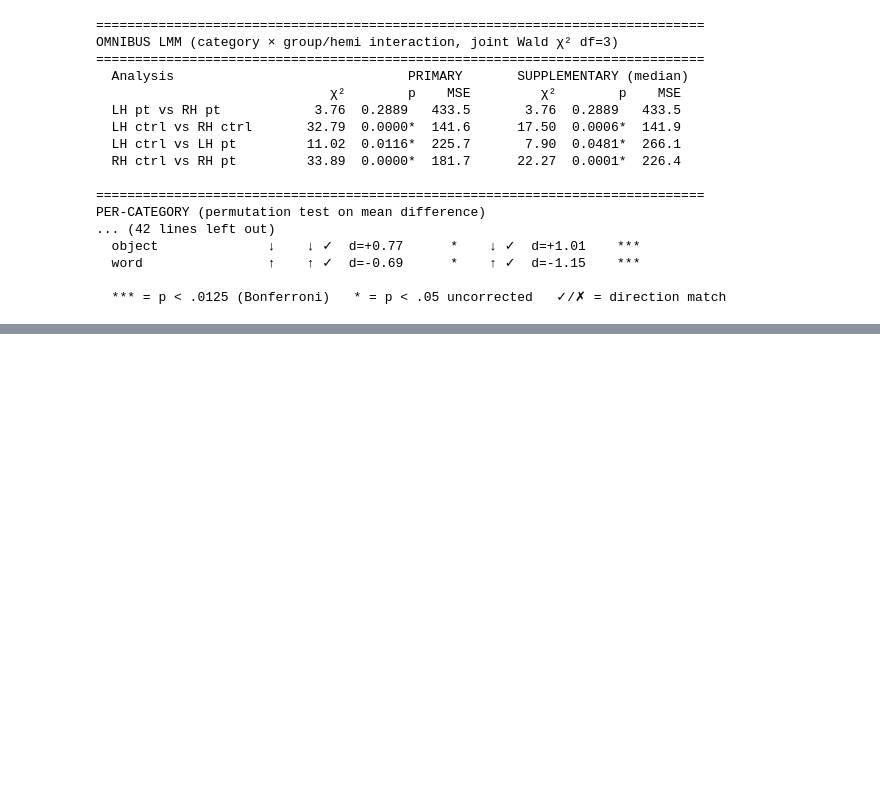
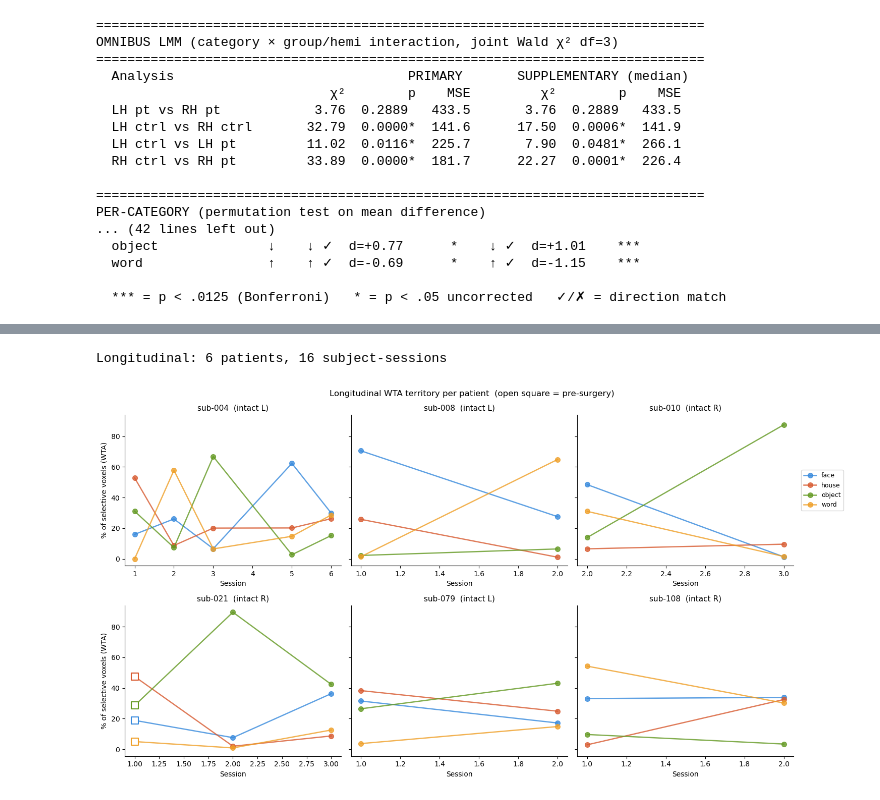
Before and after one commit to cnsimmons/sym_pt, a Jupyter notebook: D_liu/wta_formal_stats.ipynb, the cells around one changed output, grey strips where cells are left out. Drawn from its saved outputs; the diff is of its cells as text; code cells hidden in the pictures; blank space fills up the shorter version.

Commit message:
moved around longitudinal work

```diff
--- a/D_liu/wta_formal_stats.ipynb
+++ b/D_liu/wta_formal_stats.ipynb
@@ -544,0 +552,67 @@ plt.show()
+# %%
+# ─── WTA trajectory plot — longitudinal patients (one panel per patient) ─
+LONG_PATIENTS = ['sub-004', 'sub-008', 'sub-010', 'sub-021', 'sub-079', 'sub-108']
+
+# Override: sub-108 both timepoints are post-surgery
+LONG_PRE_SURGERY = {sid: PRE_SURGERY_SESSIONS.get(sid, set()) for sid in LONG_PATIENTS}
+LONG_PRE_SURGERY['sub-108'] = set()
+
+# Compute WTA per session per longitudinal patient
+long_rows = []
+for sid in LONG_PATIENTS:
+    sc = sid.replace('sub-', '')
+    sessions = get_sessions(sc)
+    if not sessions: continue
+    info = get_sub_info(sc, sessions[0])
+    intact = info.get('intact_hemi', '')
+    hemi = 'l' if intact == 'left' else 'r'
+    mask = VOTC_MASK_LH if hemi == 'l' else VOTC_MASK_RH
+    pre = LONG_PRE_SURGERY.get(sid, set())
+    for ses in sessions:
+        ses_str = f'{ses:02d}'
+        vols = _load_zstats(sid, ses_str)
+        if vols is None: continue
+        winner = _compute_wta(vols, mask)
+        n_sel = (winner > 0).sum()
+        if n_sel == 0: continue
+        for i, cat in enumerate(CATEGORIES, start=1):
+            long_rows.append({
+                'sid': sid, 'session': int(ses_str),
+                'is_pre': ses_str in pre, 'hemi': hemi.upper(), 'category': cat,
+                'pct': 100 * (winner == i).sum() / n_sel,
+            })
+long_df = pd.DataFrame(long_rows)
+print(f'Longitudinal: {long_df.sid.nunique()} patients, '
+      f'{len(long_df) // 4} subject-sessions')
+
+# Plot: 6 panels (one per patient), x = session, y = pct, line per category
+fig, axes = plt.subplots(2, 3, figsize=(15, 8), sharey=True)
+for ax, sid in zip(axes.flat, LONG_PATIENTS):
+    sub = long_df[long_df.sid == sid]
+    if sub.empty:
+        ax.set_visible(False); continue
+    hemi = sub['hemi'].iloc[0]
+    for cat in CATEGORIES:
+        s = sub[sub.category == cat].sort_values('session')
+        c = CAT_COLORS[cat]
+        ax.plot(s['session'], s['pct'], color=c, alpha=0.8, lw=1.8,
+                marker='o', markersize=7, label=cat)
+        pre = s[s.is_pre]
+        if len(pre):
+            ax.scatter(pre['session'], pre['pct'], marker='s',
+                       facecolor='white', edgecolor=c, s=90, zorder=4, lw=1.5)
+    ax.set_title(f'{sid}  (intact {hemi})', fontsize=11)
+    ax.set_xlabel('Session')
+    ax.spines['top'].set_visible(False); ax.spines['right'].set_visible(False)
+
+for ax in axes[:, 0]:
+    ax.set_ylabel('% of selective voxels (WTA)')
+
+axes[0, -1].legend(loc='center left', bbox_to_anchor=(1.02, 0.5), fontsize=9)
+fig.suptitle('Longitudinal WTA territory per patient  '
+             '(open square = pre-surgery)', fontsize=12)
+plt.tight_layout()
+plt.show()
+# %% [output]
+Longitudinal: 6 patients, 16 subject-sessions
+[figure, added]
```
Also changed, not shown: parts of 5 cells of this notebook, 4 other files.
